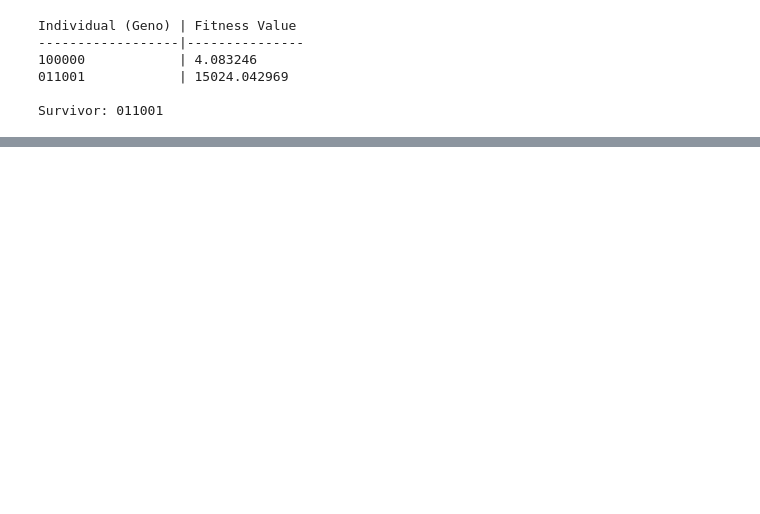
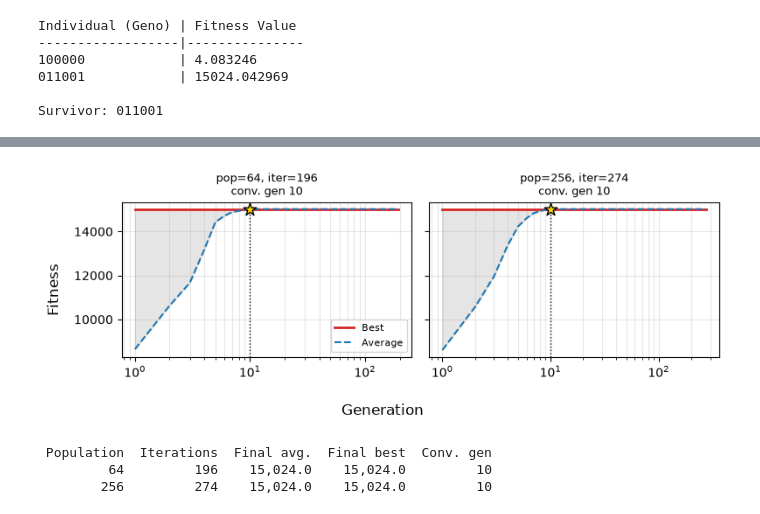
Before and after one commit to kormakursnorra/MachineLearningRepo, a Jupyter notebook: Project2/src/task1.ipynb, the cells around one changed output, grey strips where cells are left out. Cells and saved outputs as stored; diff of their text form; code cells hidden in the pictures; blank space fills up the shorter version.

```diff
--- a/Project2/src/task1.ipynb
+++ b/Project2/src/task1.ipynb
@@ -703,0 +708,10 @@ pop_size
+# %%
+# Trial 5: Population size increases 4x and number of iterations increases by 40%
+t5_n_pop, t5_n_iter = [64, 256], [196, 274]
+
+display_dataframe( sga_trial_and_results( t5_n_pop, t5_n_iter, paired=True) )
+# %% [output]
+[figure, added]
+ Population  Iterations  Final avg.  Final best  Conv. gen
+         64         196    15,024.0    15,024.0         10
+        256         274    15,024.0    15,024.0         10
```
Also changed, not shown: parts of 20 cells of this notebook.
